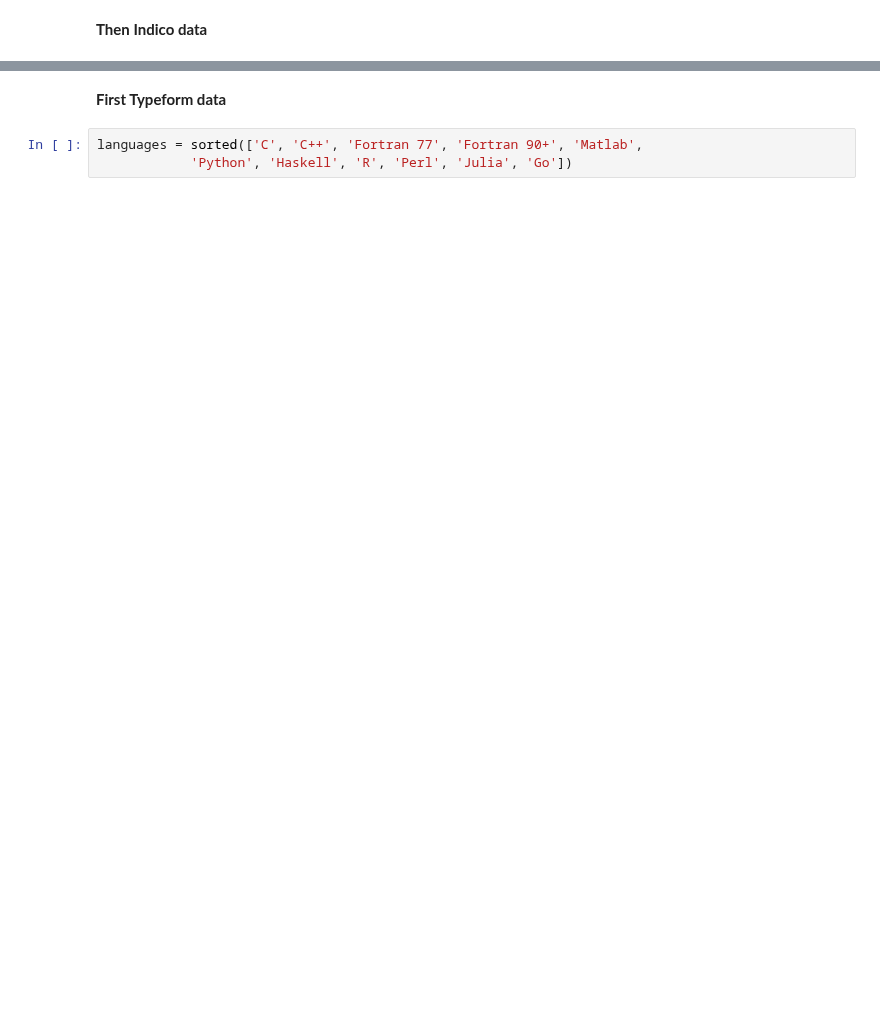
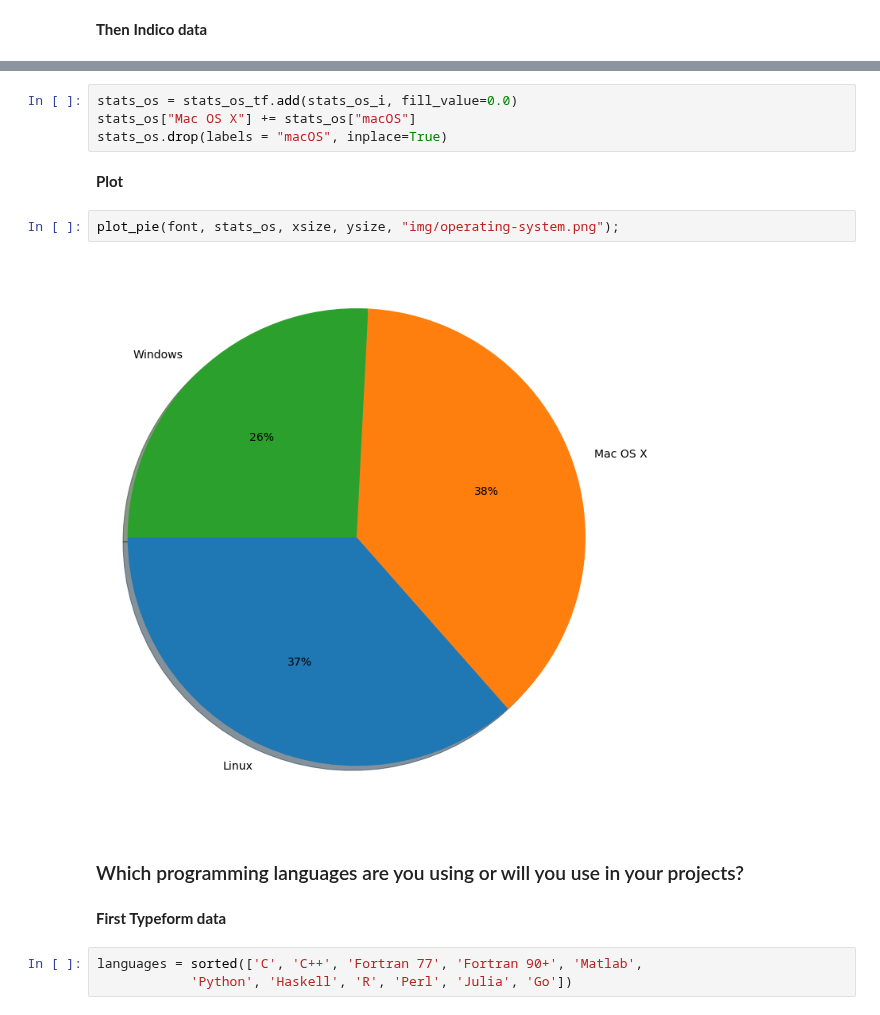
Before and after one commit to coderefinery/pre-workshop-survey, a Jupyter notebook: pre-workshop-survey.ipynb, the cells around one changed output, grey strips where cells are left out. Saved outputs shown, nothing was run; the diff lists cells and outputs as text; blank space fills up the shorter version.

```diff
--- a/pre-workshop-survey.ipynb
+++ b/pre-workshop-survey.ipynb
@@ -280,3 +284,15 @@ total counts =  72
+# %%
+stats_os = stats_os_tf.add(stats_os_i, fill_value=0.0)
+stats_os["Mac OS X"] += stats_os["macOS"]
+stats_os.drop(labels = "macOS", inplace=True)
+# %% [markdown]
+**Plot**
+# %%
+plot_pie(font, stats_os, xsize, ysize, "img/operating-system.png");
+# %% [output]
+[figure, added]
+# %% [markdown]
+### Which programming languages are you using or will you use in your projects?
 # %% [markdown]
 **First Typeform data**
 # %%
```
Also changed, not shown: parts of 92 cells of this notebook.
